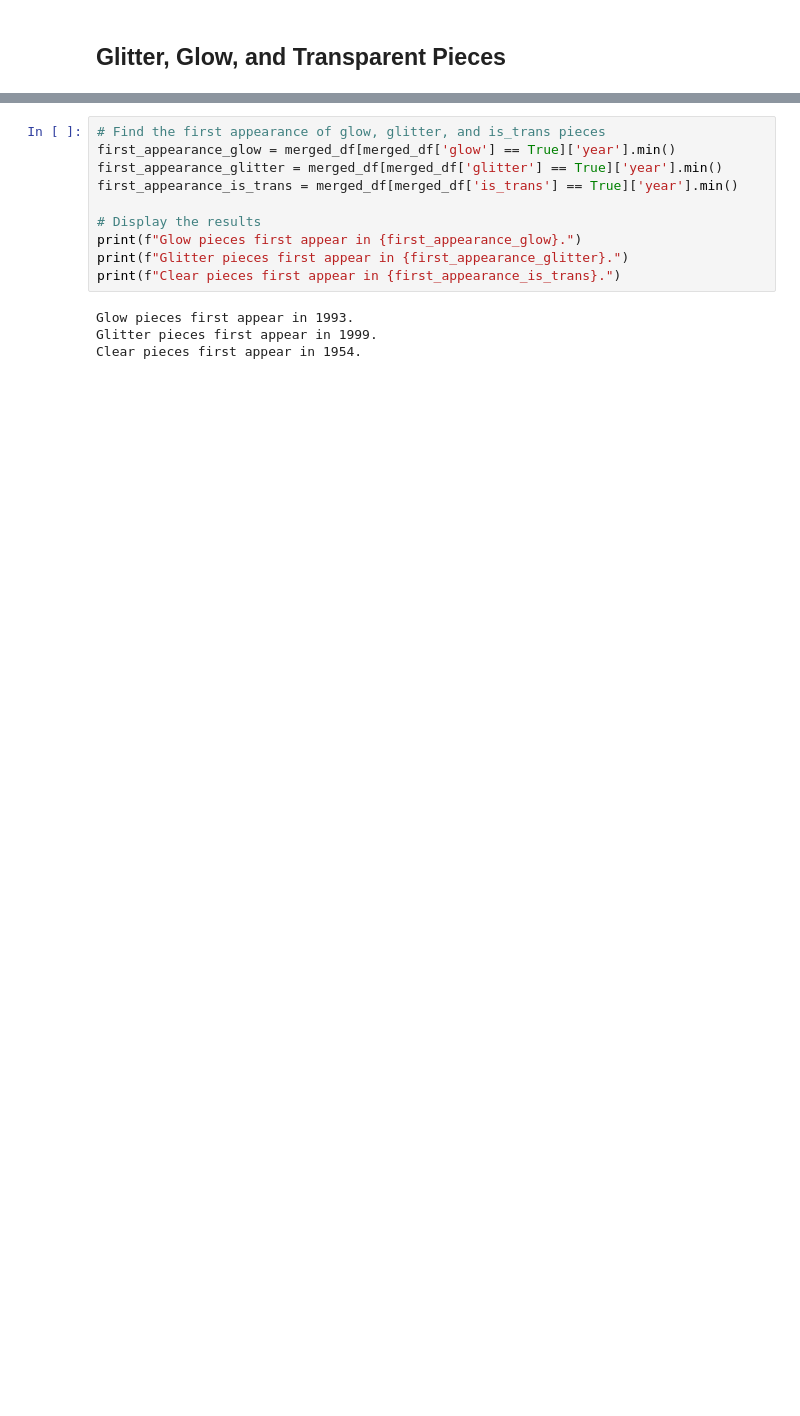
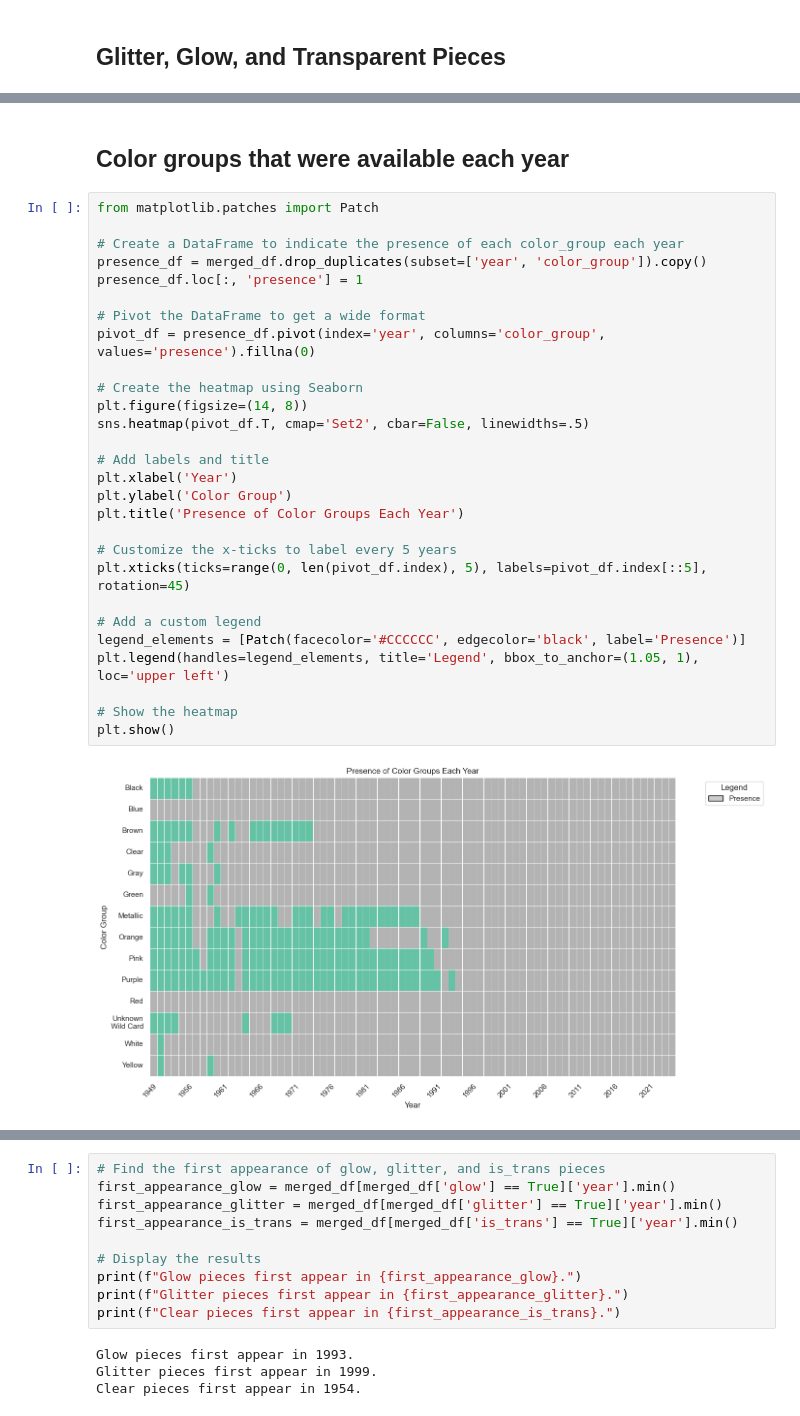
Before and after one commit to AmandaBoyers/analysis-legos-colors, a Jupyter notebook: 1 LEGO_Datasets.ipynb, the cells around one changed output, grey strips where cells are left out. Drawn from its saved outputs; the diff is of its cells as text; blank space fills up the shorter version.

```diff
--- a/1 LEGO_Datasets.ipynb
+++ b/1 LEGO_Datasets.ipynb
@@ -608,0 +703,32 @@ There are 383 glow-in-the-dark pieces.
+# %% [markdown]
+## Color groups that were available each year
+# %%
+from matplotlib.patches import Patch
+
+# Create a DataFrame to indicate the presence of each color_group each year
+presence_df = merged_df.drop_duplicates(subset=['year', 'color_group']).copy()
+presence_df.loc[:, 'presence'] = 1
+
+# Pivot the DataFrame to get a wide format
+pivot_df = presence_df.pivot(index='year', columns='color_group', values='presence').fillna(0)
+
+# Create the heatmap using Seaborn
+plt.figure(figsize=(14, 8))
+sns.heatmap(pivot_df.T, cmap='Set2', cbar=False, linewidths=.5)
+
+# Add labels and title
+plt.xlabel('Year')
+plt.ylabel('Color Group')
+plt.title('Presence of Color Groups Each Year')
+
+# Customize the x-ticks to label every 5 years
+plt.xticks(ticks=range(0, len(pivot_df.index), 5), labels=pivot_df.index[::5], rotation=45)
+
+# Add a custom legend
+legend_elements = [Patch(facecolor='#CCCCCC', edgecolor='black', label='Presence')]
+plt.legend(handles=legend_elements, title='Legend', bbox_to_anchor=(1.05, 1), loc='upper left')
+
+# Show the heatmap
+plt.show()
+# %% [output]
+[figure, added]
```
Also changed, not shown: parts of 31 cells of this notebook, 1 other file.
